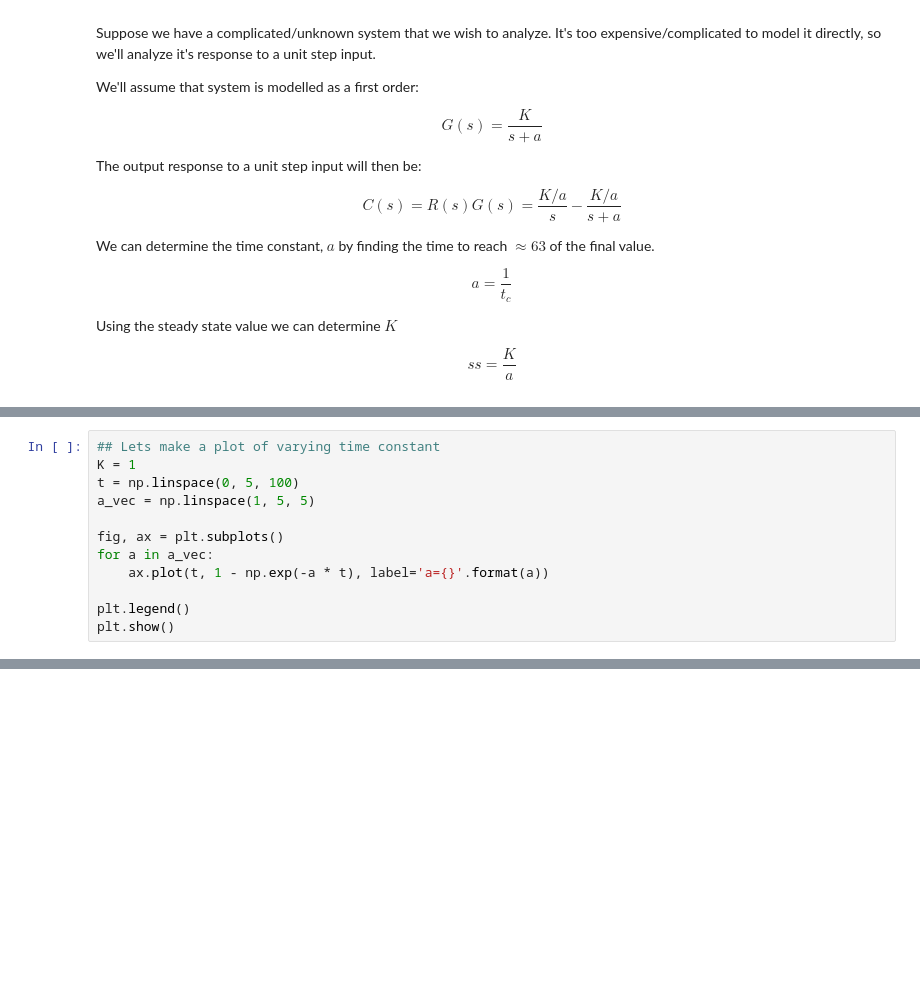
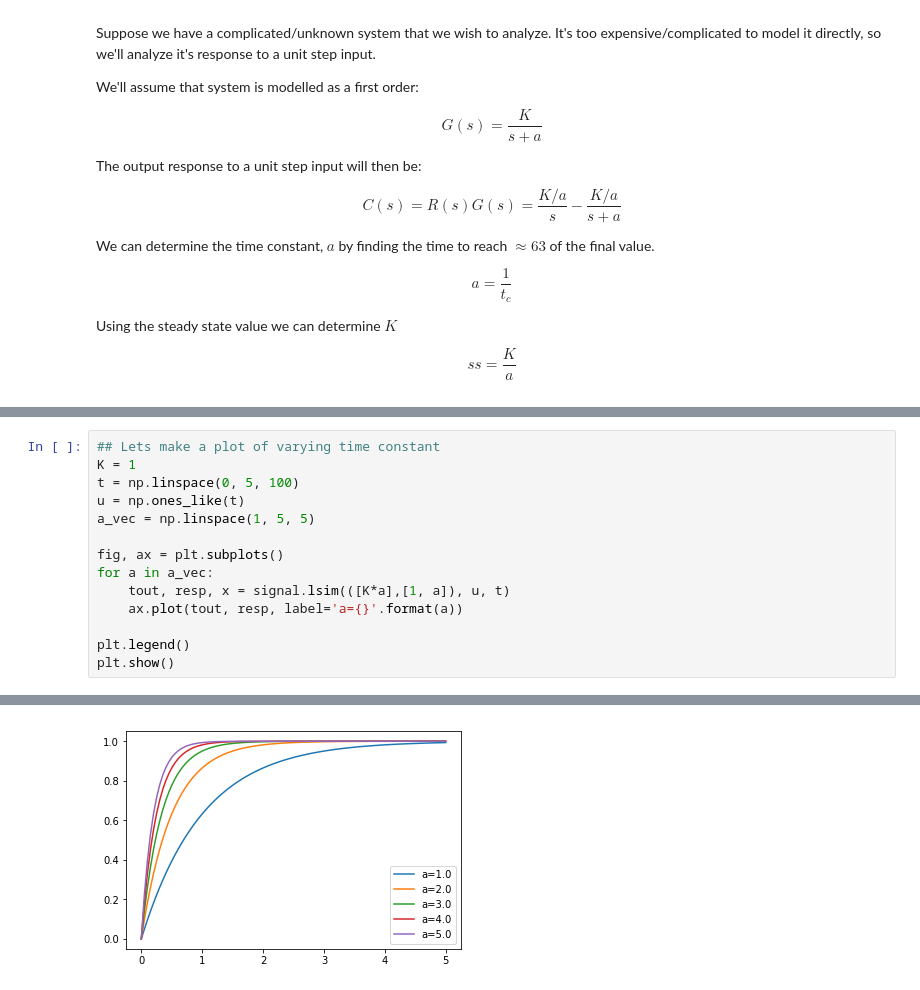
Before and after one commit to fdcl-gwu/MAE3134_examples, a Jupyter notebook: First Order Response.ipynb, the cells around one changed output, grey strips where cells are left out. Drawn from its saved outputs; the diff is of its cells as text; blank space fills up the shorter version.

```diff
--- a/First Order Response.ipynb
+++ b/First Order Response.ipynb
@@ -82,11 +81,13 @@ Settling time - 0.04 sec
 ## Lets make a plot of varying time constant
 K = 1
 t = np.linspace(0, 5, 100)
+u = np.ones_like(t)
 a_vec = np.linspace(1, 5, 5)
 
 fig, ax = plt.subplots()
 for a in a_vec:
-    ax.plot(t, 1 - np.exp(-a * t), label='a={}'.format(a))
+    tout, resp, x = signal.lsim(([K*a],[1, a]), u, t)
+    ax.plot(tout, resp, label='a={}'.format(a))
 
 plt.legend()
 plt.show()
@@ -95,0 +95 @@ plt.show()
+[figure, added]
```
Also changed, not shown: parts of 2 cells of this notebook, 3 other files.
